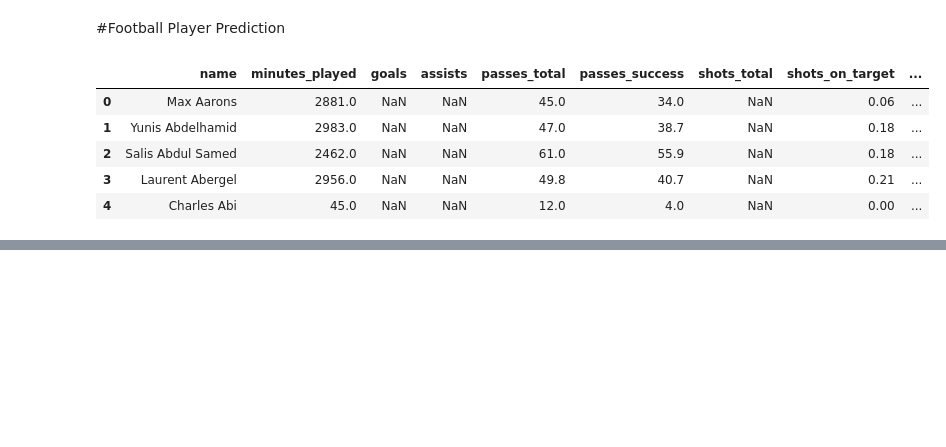
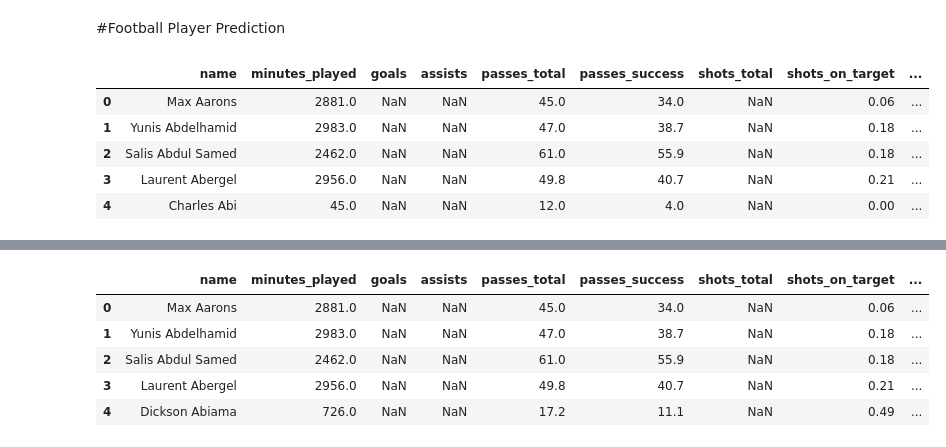
Before and after one commit to Facalfab/ai-applications-25, a Jupyter notebook: pro_player_prediction.ipynb, the cells around one changed output, grey strips where cells are left out. Cells and saved outputs as stored; diff of their text form; code cells hidden in the pictures; blank space fills up the shorter version.

```diff
--- a/pro_player_prediction.ipynb
+++ b/pro_player_prediction.ipynb
@@ -47,0 +142,15 @@ combined_df["activity_score"] = (
+# %%
+# Entferne unrealistische Werte (z. B. extreme Pässe pro 90')
+combined_df = combined_df[combined_df["passes_total"] <= 120]
+combined_df = combined_df[combined_df["duels_total"] <= 60]
+
+# Vorschau nach dem Filtern
+combined_df.reset_index(drop=True, inplace=True)
+combined_df.head()
+# %% [output]
+|  | name | minutes_played | goals | assists | passes_total | passes_success | shots_total | shots_on_target | ... |
+| 0 | Max Aarons | 2881.0 | NaN | NaN | 45.0 | 34.0 | NaN | 0.06 | ... |
+| 1 | Yunis Abdelhamid | 2983.0 | NaN | NaN | 47.0 | 38.7 | NaN | 0.18 | ... |
+| 2 | Salis Abdul Samed | 2462.0 | NaN | NaN | 61.0 | 55.9 | NaN | 0.18 | ... |
+| 3 | Laurent Abergel | 2956.0 | NaN | NaN | 49.8 | 40.7 | NaN | 0.21 | ... |
+| 4 | Dickson Abiama | 726.0 | NaN | NaN | 17.2 | 11.1 | NaN | 0.49 | ... |
```
Also changed, not shown: parts of 7 cells of this notebook.
